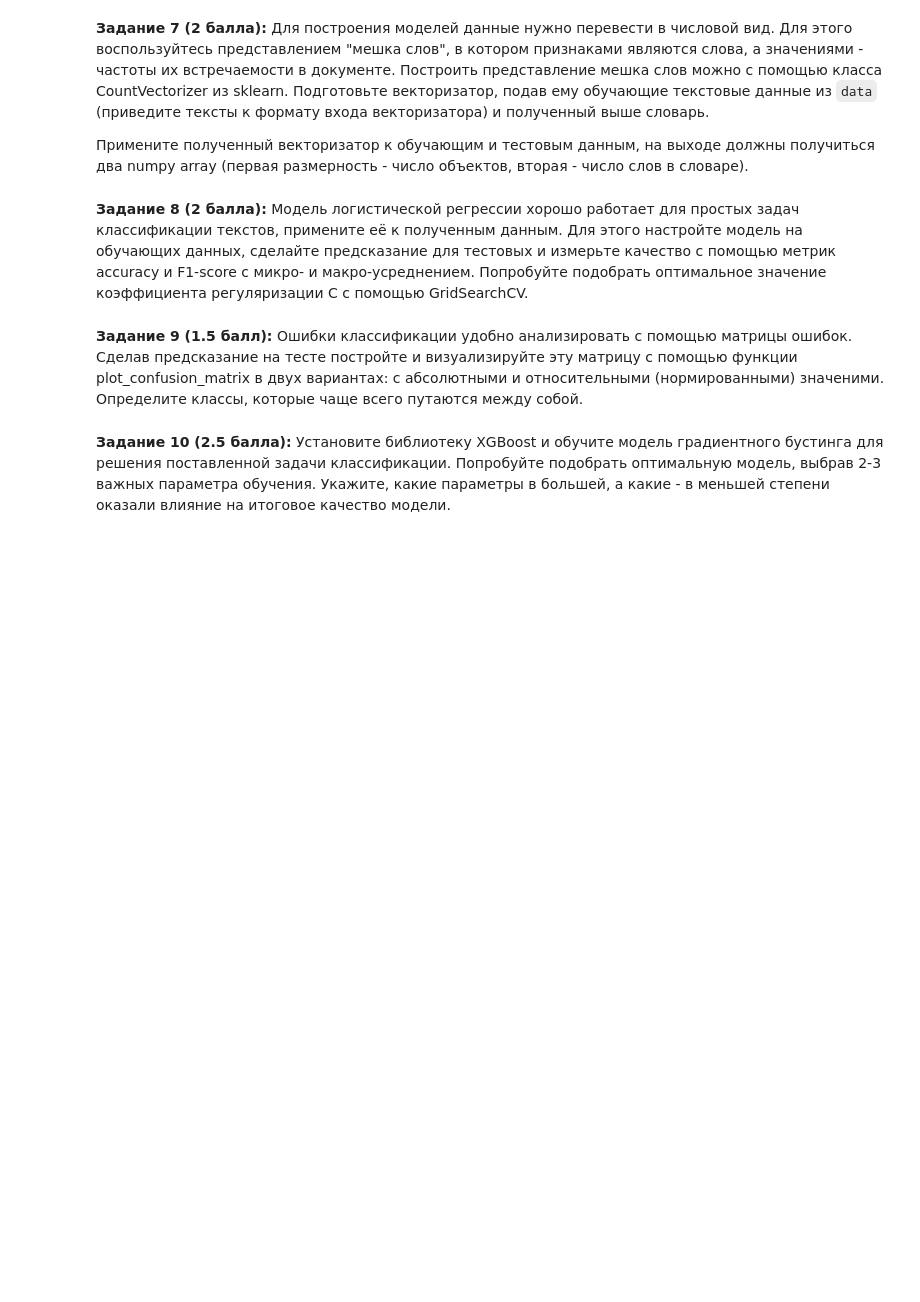
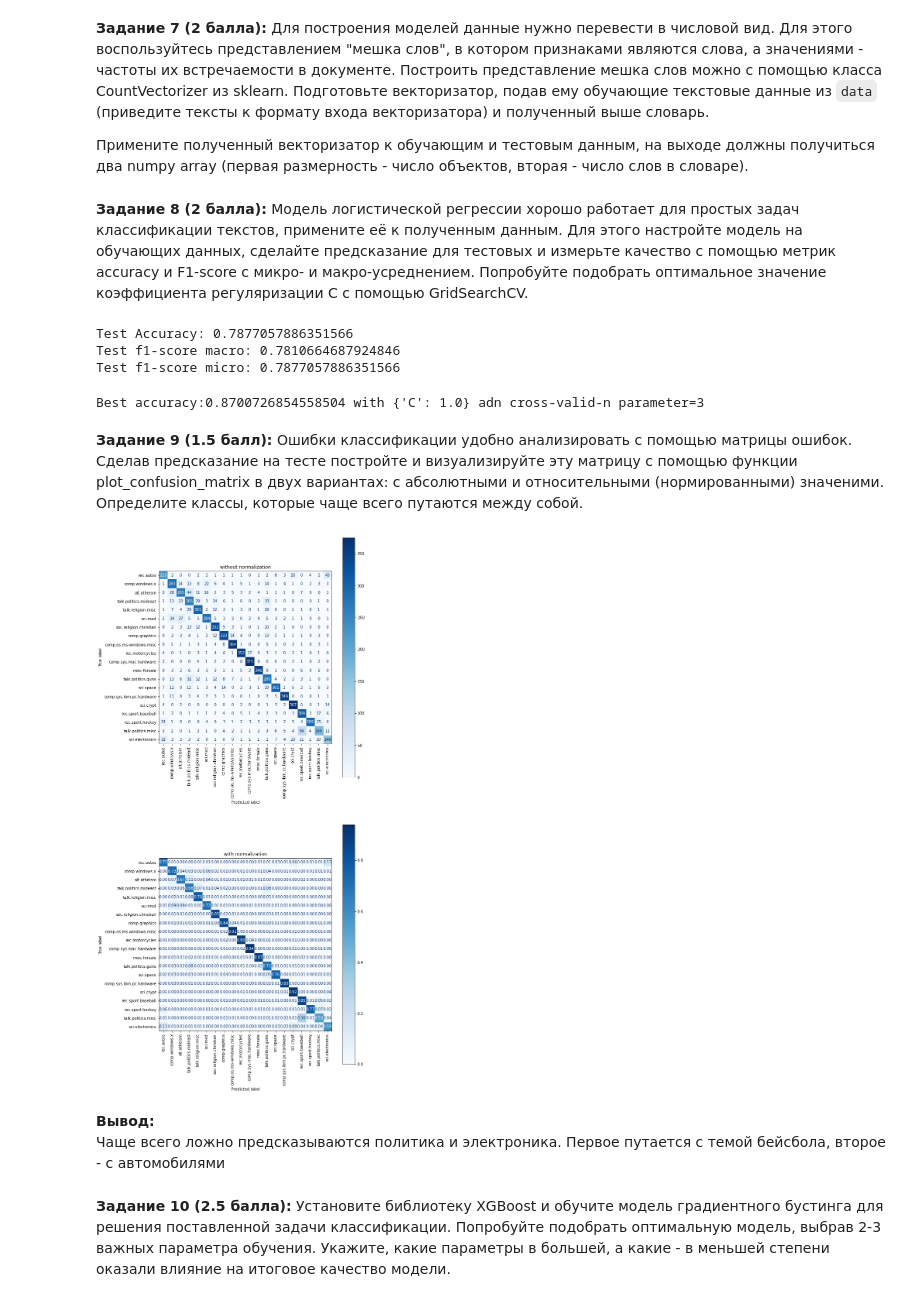
Before and after one commit to MAI-University-Student-Projects/PythonMIPTCourse, a Jupyter notebook: 03-data-ml.ipynb, the cells around one changed output. Drawn from its saved outputs; the diff is of its cells as text; code cells hidden in the pictures; blank space fills up the shorter version.

```diff
--- a/03-data-ml.ipynb
+++ b/03-data-ml.ipynb
@@ -150,2 +224,28 @@ def task_8():
+# %%
+from sklearn.linear_model import LogisticRegression
+from sklearn.metrics import accuracy_score, f1_score
+from sklearn.model_selection import GridSearchCV
+
+y_train, y_test = train_df['label_name'], test_df['label_name']
+
+model = LogisticRegression(solver='lbfgs', multi_class='multinomial')
+model.fit(X_train, y_train)
+predict_n = model.predict(X_test)
+
+print(f"Test Accuracy: {accuracy_score(y_test, predict_n)}")
+print(f"Test f1-score macro: {f1_score(y_test, predict_n, average='macro')}")
+print(f"Test f1-score micro: {f1_score(y_test, predict_n, average='micro')}")
+# %% [output]
+Test Accuracy: 0.7877057886351566
+Test f1-score macro: 0.7810664687924846
+Test f1-score micro: 0.7877057886351566
+# %%
+grid_search = GridSearchCV(LogisticRegression(solver='lbfgs', multi_class='multinomial'), cv=3,
+                     param_grid={"C": [0.5, 1.0, 10.0]},
+                     scoring='accuracy')
+grid_search.fit(X_train, y_train)
+print(f"Best accuracy:{grid_search.best_score_} with {grid_search.best_params_} adn cross-valid-n parameter=3")
+# %% [output]
+Best accuracy:0.8700726854558504 with {'C': 1.0} adn cross-valid-n parameter=3
 # %% [markdown]
 __Задание 9 (1.5 балл):__ Ошибки классификации удобно анализировать с помощью матрицы ошибок. Сделав предсказание на тесте постройте и визуализируйте эту матрицу с помощью функции plot_confusion_matrix в двух вариантах: с абсолютными и относительными (нормированными) значеними. Определите классы, которые чаще всего путаются между собой.
@@ -157,3 +252,29 @@ def task_9():
+# %%
+from sklearn.metrics import plot_confusion_matrix
+
+# https://scikit-learn.org/stable/auto_examples/model_selection/plot_confusion_matrix.html#sphx-glr-auto-examples-model-selection-plot-confusion-matrix-py
+fig = plt.figure(figsize=(10, 25))
+ax_0 = plt.subplot(2, 1, 1)
+ax_0.set_title("without normalization")
+displ_0 = plot_confusion_matrix(model, X_test, y_test, display_labels=y_test.unique(),
+                               cmap=plt.cm.Blues,
+                               ax = ax_0
+                              )
+
+ax_1 = plt.subplot(2, 1, 2)
+ax_1.set_title("with normalization")
+displ_1 = plot_confusion_matrix(model, X_test, y_test, display_labels=y_test.unique(),
+                               cmap=plt.cm.Blues, normalize='true', values_format='.2f',
+                               ax = ax_1
+                              )
+plt.setp(ax_0.get_xticklabels(), ha="center", rotation=90)
+plt.setp(ax_1.get_xticklabels(), ha="center", rotation=90)
+plt.show();
+# %% [output]
+[figure, added]
+# %% [markdown]
+__Вывод:__
+Чаще всего ложно предсказываются политика и электроника. Первое путается с темой бейсбола, второе - с автомобилями
 # %% [markdown]
 __Задание 10 (2.5 балла):__ Установите библиотеку XGBoost и обучите модель градиентного бустинга для решения поставленной задачи классификации. Попробуйте подобрать оптимальную модель, выбрав 2-3 важных параметра обучения. Укажите, какие параметры в большей, а какие - в меньшей степени оказали влияние на итоговое качество модели.
 # %%
```
Also changed, not shown: parts of 16 cells of this notebook, 1 other file.
